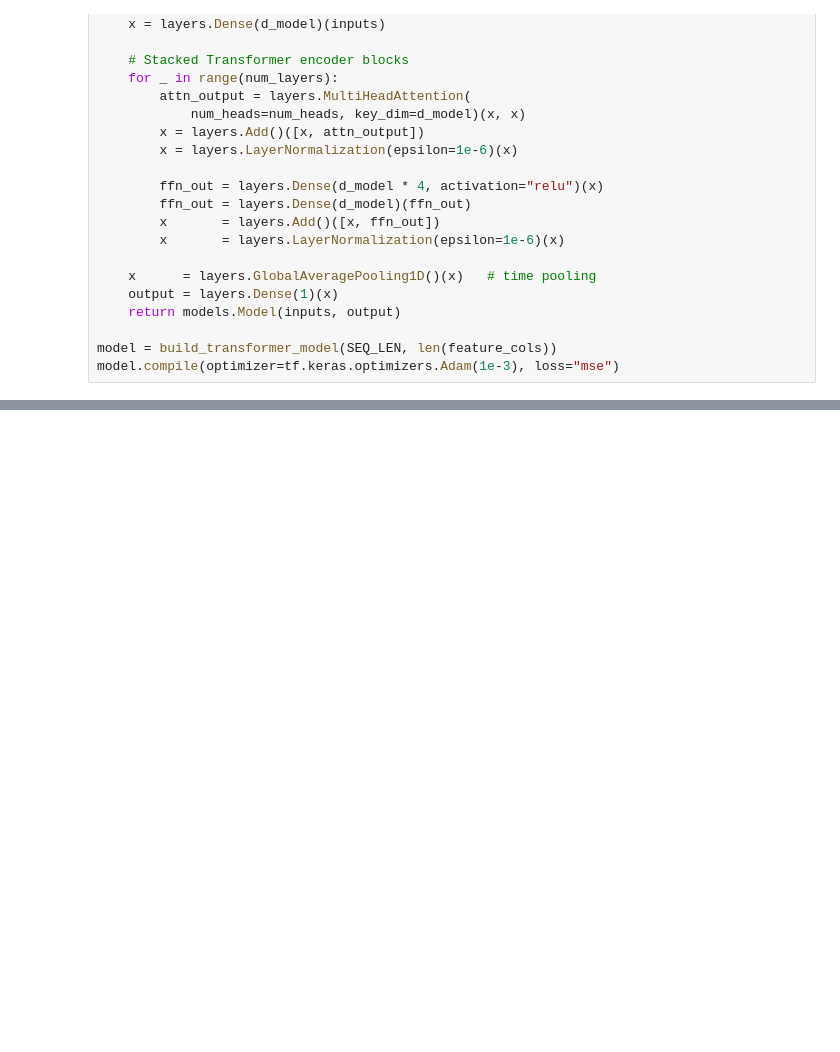
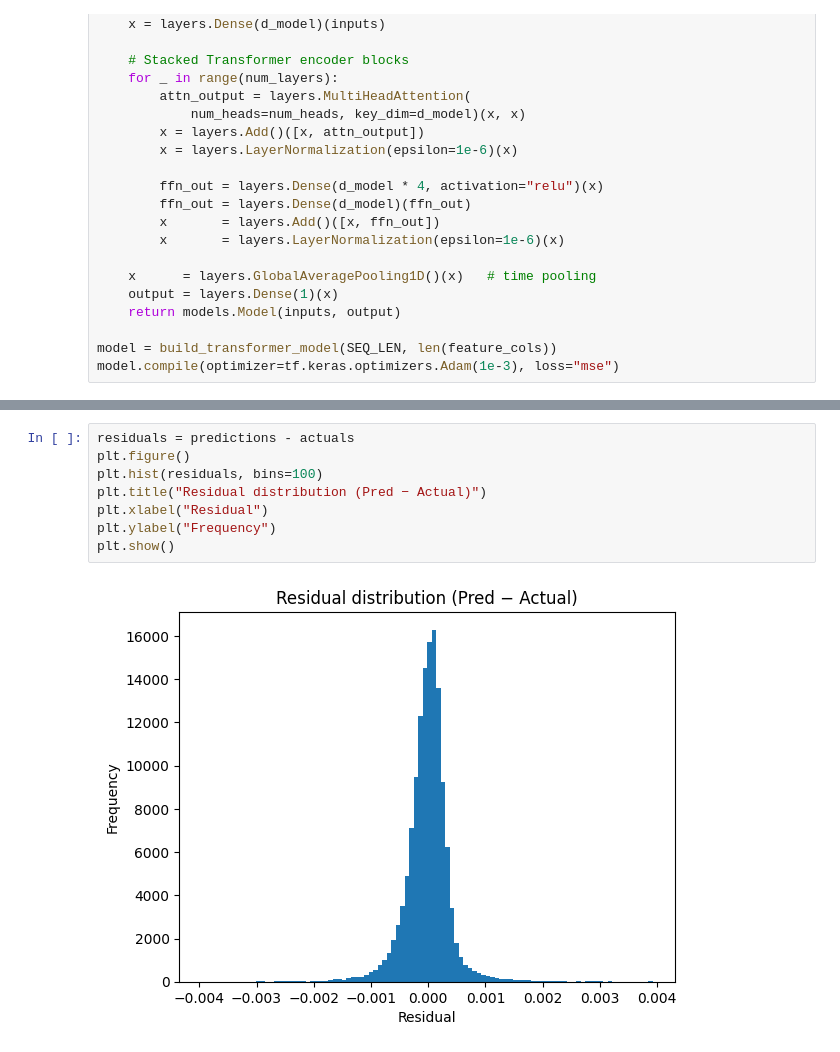
Before and after one commit to Ayush-Singh-31/Optiver-07, a Jupyter notebook: Models/Transformer-based.ipynb, the cells around one changed output, grey strips where cells are left out. Drawn from its saved outputs; the diff is of its cells as text; blank space fills up the shorter version.

```diff
--- a/Models/Transformer-based.ipynb
+++ b/Models/Transformer-based.ipynb
@@ -199,0 +221,10 @@ plt.show()
+# %%
+residuals = predictions - actuals
+plt.figure()
+plt.hist(residuals, bins=100)
+plt.title("Residual distribution (Pred − Actual)")
+plt.xlabel("Residual")
+plt.ylabel("Frequency")
+plt.show()
+# %% [output]
+[figure, added]
```
Also changed, not shown: parts of 9 cells of this notebook, 3 other files.
